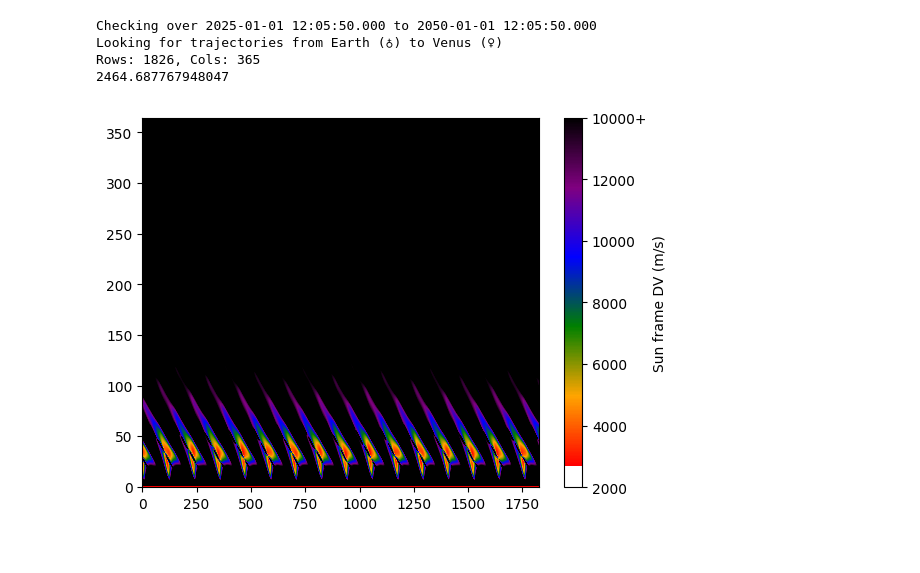
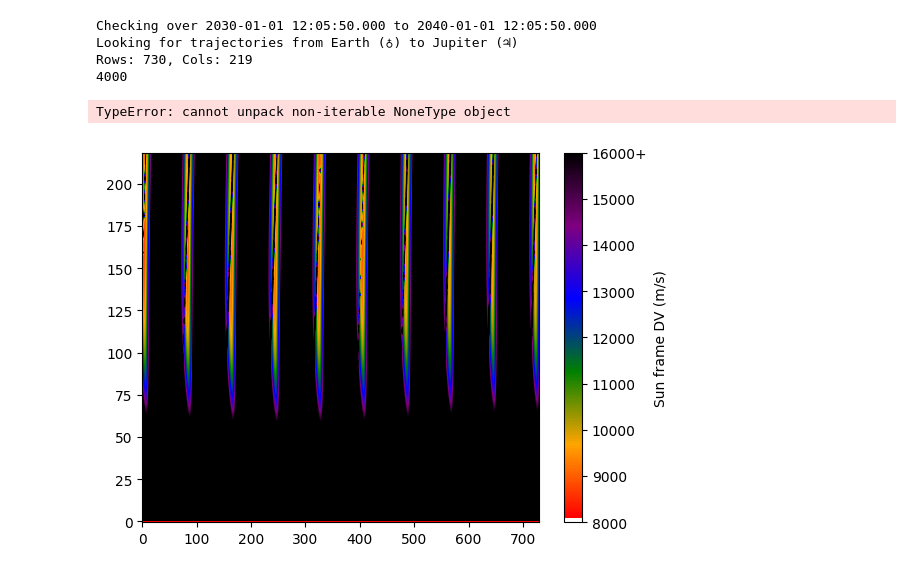
Before and after one commit to jackSN8/orbits.js, a Jupyter notebook: porkchop-data-generator.ipynb, the cells around one changed output. Saved outputs shown, nothing was run; the diff lists cells and outputs as text; code cells hidden in the pictures.

```diff
--- a/porkchop-data-generator.ipynb
+++ b/porkchop-data-generator.ipynb
@@ -26,7 +26,7 @@ import matplotlib.dates as mdates
 
 #epoch3 = Time("2038-11-17 12:05:50", scale="tdb")#
 MinTof = 0.25 << u.year
-MaxTof = 5 << u.year#maximum allowed time of flight
+MaxTof = 3 << u.year#maximum allowed time of flight
 tejRes = 5 << u.day
 tofRes = 5 << u.day
 
@@ -91,32 +91,34 @@ def calculatePork(start_body,end_body,start_date,end_date):
     print(lowest_dv)
     return date_array,dv_array
 
-date1 = time.Time("2025-01-01 12:05:50", scale="tdb")
-date2 = time.Time("2050-01-01 12:05:50", scale="tdb")
-dates,dvs = calculatePork(Earth,Venus,date1,date2)
+date1 = time.Time("2030-01-01 12:05:50", scale="tdb")
+date2 = time.Time("2040-01-01 12:05:50", scale="tdb")
+dates,dvs = calculatePork(Earth,Jupiter,date1,date2)
 #print(dvs[0])
 # %% [output]
-Checking over 2025-01-01 12:05:50.000 to 2050-01-01 12:05:50.000
-Looking for trajectories from Earth (♁) to Venus (♀)
-Rows: 1826, Cols: 365
-2464.687767948047
+Checking over 2030-01-01 12:05:50.000 to 2040-01-01 12:05:50.000
+Looking for trajectories from Earth (♁) to Jupiter (♃)
+Rows: 730, Cols: 219
+4000
 # %%
 from astropy import time
 # %%
 import csv
 
 # Save dates to CSV
-# with open("jupiter_dates.csv", "w", newline="") as f_dates:
+# with open("jupiter_dates_paper.csv", "w", newline="") as f_dates:
 #     writer = csv.writer(f_dates)
 #     for row in dates:
 #         for launch, arrival in row:
 #             writer.writerow([launch.iso, arrival.iso])
 
 # Save dvs to CSV
-with open("venus_dvs.csv", "w", newline="") as f_dvs:
+with open("jupiter_dvs_paper.csv", "w", newline="") as f_dvs:
     writer = csv.writer(f_dvs)
     for row in dvs:
         writer.writerow(row)
+# %% [output]
+TypeError: cannot unpack non-iterable NoneType object
 # %%
 # Convert Astropy Time to Matplotlib dates
 
@@ -139,43 +141,46 @@ num_dates = 5
 # Define a custom colormap from blue to red for the porkchop plot
 #TBA proper coloring scheme!
 #
+
+lowest_dv = 9000
+
 cmap = colors.LinearSegmentedColormap.from_list("red_to_orange_to_green_to_blue_to_purple_to_black", ["red","orange","green", "blue","purple","black"])
 #print(lowest_dv)
 #print(y_labels)
 # Create the plot
 #print(dv_array[20,30])
-plt.imshow(clean_data, cmap=cmap, aspect='auto', vmin=14000, vmax=lowest_dv,origin = 'lower')
+plt.imshow(clean_data, cmap=cmap, aspect='auto', vmin=16000, vmax=lowest_dv,origin = 'lower')
 # Set the x-ticks to correspond to the dates
 # plt.xticks(ticks=date_ticks, labels=date_labels, rotation=45)
 # plt.yticks(ticks=y_ticks, labels=y_labels)
 # #plt.ylim(bottom = lowest_dv)
 # #plt.title(f"Porkchop {Earth} to {arrivalBody}")
 # #plt.ylabel("DV from Earth surface Sun frame")
 # plt.ylabel("Time of flight")
 # plt.xlabel("Date of departure")
 # ax2 = plt.twinx()
 # ax2.set_ylabel("DV")
 
 # Add colorbar and label it
 cbar = plt.colorbar()
 cbar.set_label("Sun frame DV (m/s)")  # Replace with the appropriate label for your data
 ticks = cbar.get_ticks()
 #ticks[-1] = ticks[-1] + 1  # Adjust top tick
 cbar.set_ticks(ticks)
-tick_labels = [f"{int(t)}" for t in ticks[:-1]] + ["10000+"]  # Replace top tick label
+tick_labels = [f"{int(t)}" for t in ticks[:-1]] + ["16000+"]  # Replace top tick label
 cbar.set_ticklabels(tick_labels)
 
 # print(dv_array[60][13])
 # print(date_array[60][13])
 
 
 # Add a colorbar to show the mapping from data values to colors
 #plt.colorbar()
 
 # Show the plot
 plt.show()
 # %% [output]
-[figure, old version]
+[figure, new version]
 # %%
 from astropy.time import Time, TimeDelta
 import numpy as np
```
Also changed, not shown: parts of 3 cells of this notebook, 27 other files.
